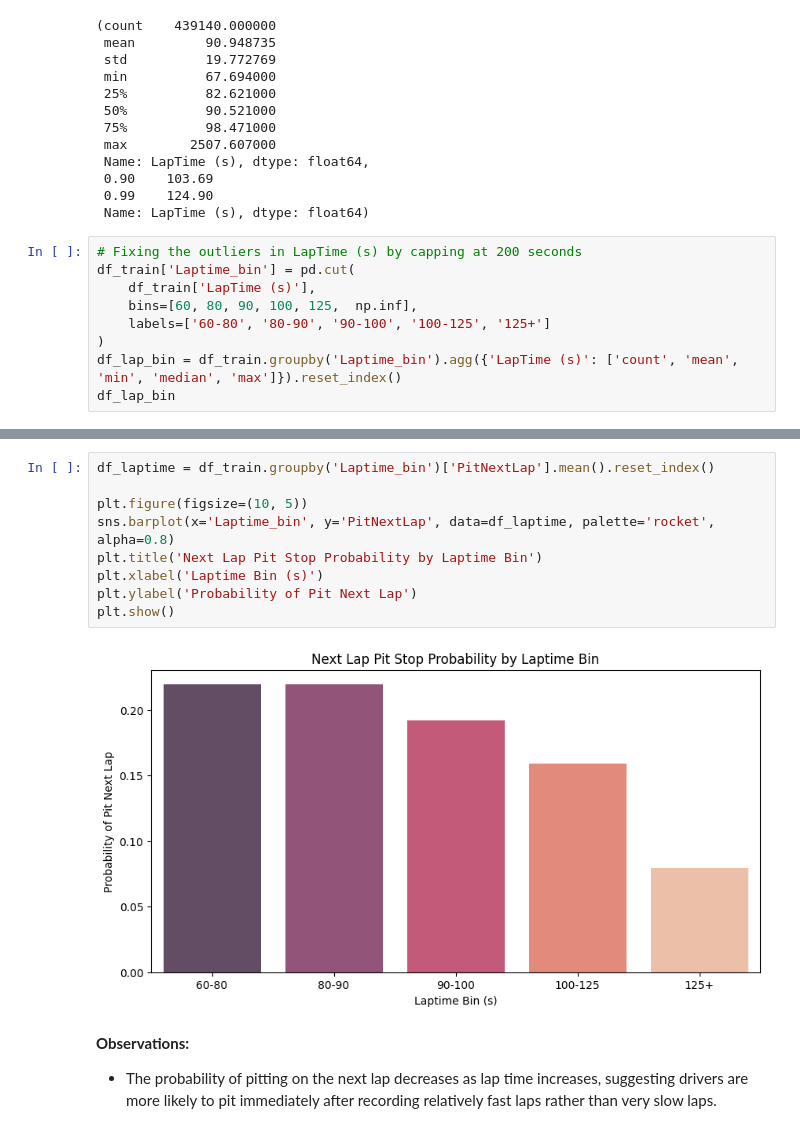
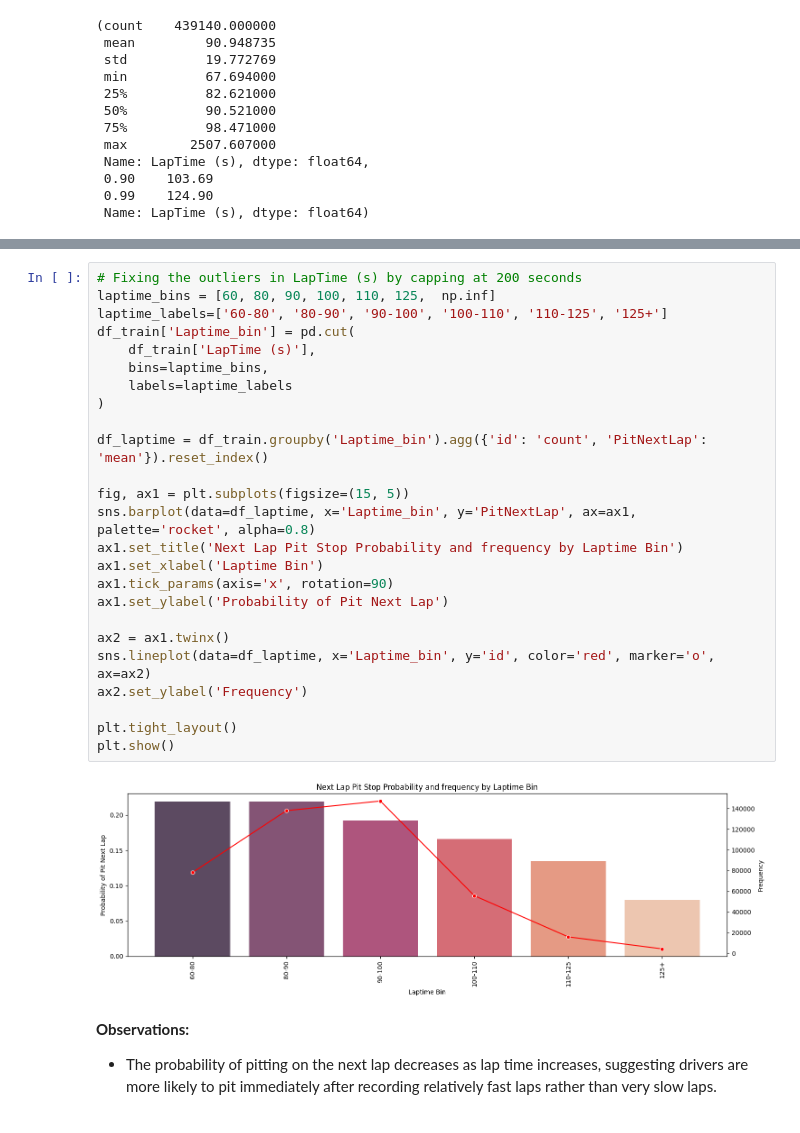
Before and after one commit to manish9857/f1-pit-stop-prediction, a Jupyter notebook: F1_Pit_Stops_Kaggle.ipynb, the cells around one changed output, grey strips where cells are left out. Cells and saved outputs as stored; diff of their text form.

```diff
--- a/F1_Pit_Stops_Kaggle.ipynb
+++ b/F1_Pit_Stops_Kaggle.ipynb
@@ -127,12 +139,3 @@ df_train['LapTime (s)'].describe(), df_train['LapTime (s)'].quantile([ 0.9, 0.99
  0.90    103.69
  0.99    124.90
  Name: LapTime (s), dtype: float64)
-# %%
-# Fixing the outliers in LapTime (s) by capping at 200 seconds
-df_train['Laptime_bin'] = pd.cut(
-    df_train['LapTime (s)'],
-    bins=[60, 80, 90, 100, 125,  np.inf],
-    labels=['60-80', '80-90', '90-100', '100-125', '125+']
-)
-df_lap_bin = df_train.groupby('Laptime_bin').agg({'LapTime (s)': ['count', 'mean', 'min', 'median', 'max']}).reset_index()
-df_lap_bin
@@ -147,14 +142,30 @@ df_lap_bin
 # %%
-df_laptime = df_train.groupby('Laptime_bin')['PitNextLap'].mean().reset_index()
+# Fixing the outliers in LapTime (s) by capping at 200 seconds
+laptime_bins = [60, 80, 90, 100, 110, 125,  np.inf]
+laptime_labels=['60-80', '80-90', '90-100', '100-110', '110-125', '125+']
+df_train['Laptime_bin'] = pd.cut(
+    df_train['LapTime (s)'],
+    bins=laptime_bins,
+    labels=laptime_labels
+)
 
-plt.figure(figsize=(10, 5))
-sns.barplot(x='Laptime_bin', y='PitNextLap', data=df_laptime, palette='rocket', alpha=0.8)
-plt.title('Next Lap Pit Stop Probability by Laptime Bin')
-plt.xlabel('Laptime Bin (s)')
-plt.ylabel('Probability of Pit Next Lap')
+df_laptime = df_train.groupby('Laptime_bin').agg({'id': 'count', 'PitNextLap': 'mean'}).reset_index()
+
+fig, ax1 = plt.subplots(figsize=(15, 5))
+sns.barplot(data=df_laptime, x='Laptime_bin', y='PitNextLap', ax=ax1, palette='rocket', alpha=0.8)
+ax1.set_title('Next Lap Pit Stop Probability and frequency by Laptime Bin')
+ax1.set_xlabel('Laptime Bin')
+ax1.tick_params(axis='x', rotation=90)
+ax1.set_ylabel('Probability of Pit Next Lap')
+
+ax2 = ax1.twinx()
+sns.lineplot(data=df_laptime, x='Laptime_bin', y='id', color='red', marker='o', ax=ax2)
+ax2.set_ylabel('Frequency')
+
+plt.tight_layout()
 plt.show()
 # %% [output]
-[figure, old version]
+[figure, new version]
 # %% [markdown]
 **Observations:**
 - The probability of pitting on the next lap decreases as lap time increases, suggesting drivers are more likely to pit immediately after recording relatively fast laps rather than very slow laps.
```
Also changed, not shown: parts of 60 cells of this notebook, 6 other files.
